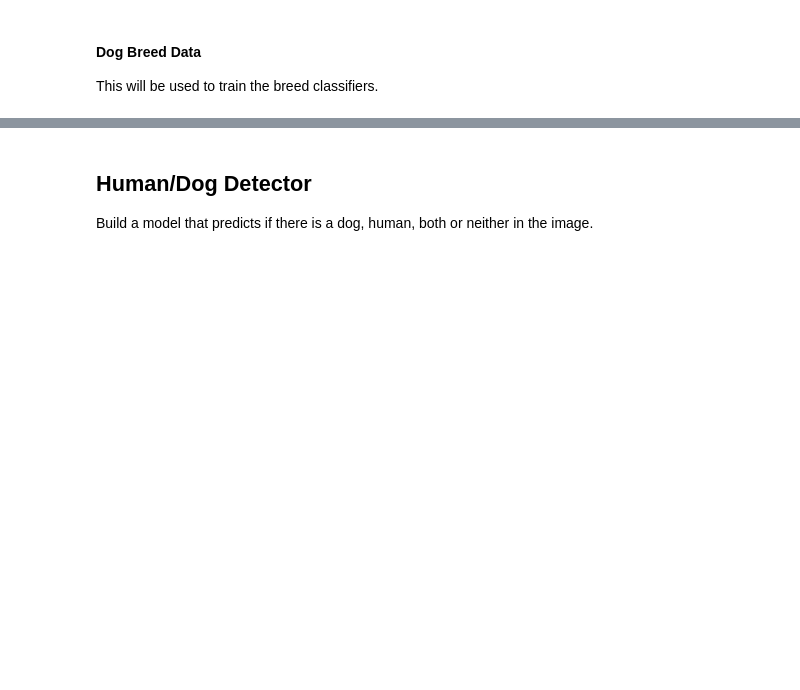
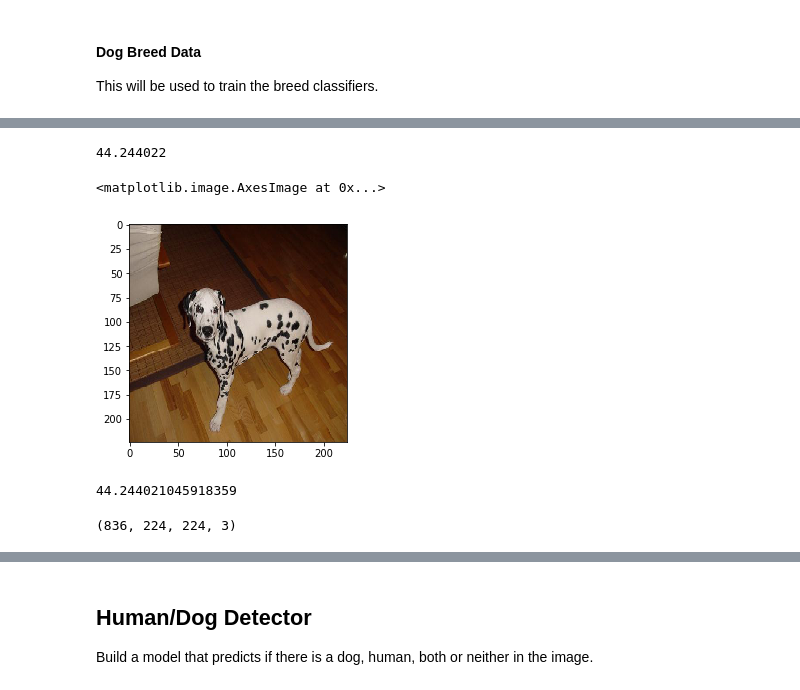
Before and after one commit to cidelab/dog-breed-classifier, a Jupyter notebook: dog_project_workbook.ipynb, the cells around one changed output, grey strips where cells are left out. Drawn from its saved outputs; the diff is of its cells as text; code cells hidden in the pictures; blank space fills up the shorter version.

Commit message:
Worked on organizing the project
Cleaned up the data augmentation and processing of the dog breed data.

```diff
--- a/dog_project_workbook.ipynb
+++ b/dog_project_workbook.ipynb
@@ -111,3 +130,25 @@ for item in zip(test_a[:10], test_b[:10]):
 # %% [markdown]
 #### Dog Breed Data
 This will be used to train the breed classifiers.
+# %%
+# define function to load train, test, and validation datasets
+def load_dataset(path):
+    '''
+        function desc.
+
+        Inputs:
+
+        Returns:
+    '''
+    data = load_files(path)
+    dog_files = np.array(data['filenames'])
+    dog_targets = np_utils.to_categorical(np.array(data['target']), 133)
+    return dog_files, dog_targets
+
+# load train, test, and validation datasets
+breed_train_files, breed_train_targets = load_dataset('dogImages/train')
+breed_valid_files, breed_valid_targets = load_dataset('dogImages/valid')
+breed_test_files, breed_test_targets = load_dataset('dogImages/test')
+
+# load list of dog names
+dog_names = [item[20:-1] for item in sorted(glob("dogImages/train/*/"))]
@@ -114 +179,6 @@ This will be used to train the breed classifiers.
+# %%
+# breed detector data
+breed_train_tensors = paths_to_tensor(breed_train_files).astype('float32')
+breed_valid_tensors = paths_to_tensor(breed_valid_files).astype('float32')
+breed_test_tensors = paths_to_tensor(breed_test_files).astype('float32')
 # %% [markdown]
@@ -115,0 +194,10 @@ This will be used to train the breed classifiers.
+# %%
+# Average for Blue channel of the first image
+breed_test_tensors[0][:,:,2].mean()
+# %% [output]
+44.244022
+# %%
+plt.imshow(breed_test_tensors[0]/255)
+# %% [output]
+<matplotlib.image.AxesImage at 0x...>
+[figure, added]
@@ -115,0 +222,9 @@ This will be used to train the breed classifiers.
+# %%
+# Check that blue channel is moved to the first channel and the mean was subtracted for the first image
+test[0][:,:,0].mean() + 123.68
+# %% [output]
+44.244021045918359
+# %%
+test.shape
+# %% [output]
+(836, 224, 224, 3)
```
Also changed, not shown: parts of 32 cells of this notebook.
